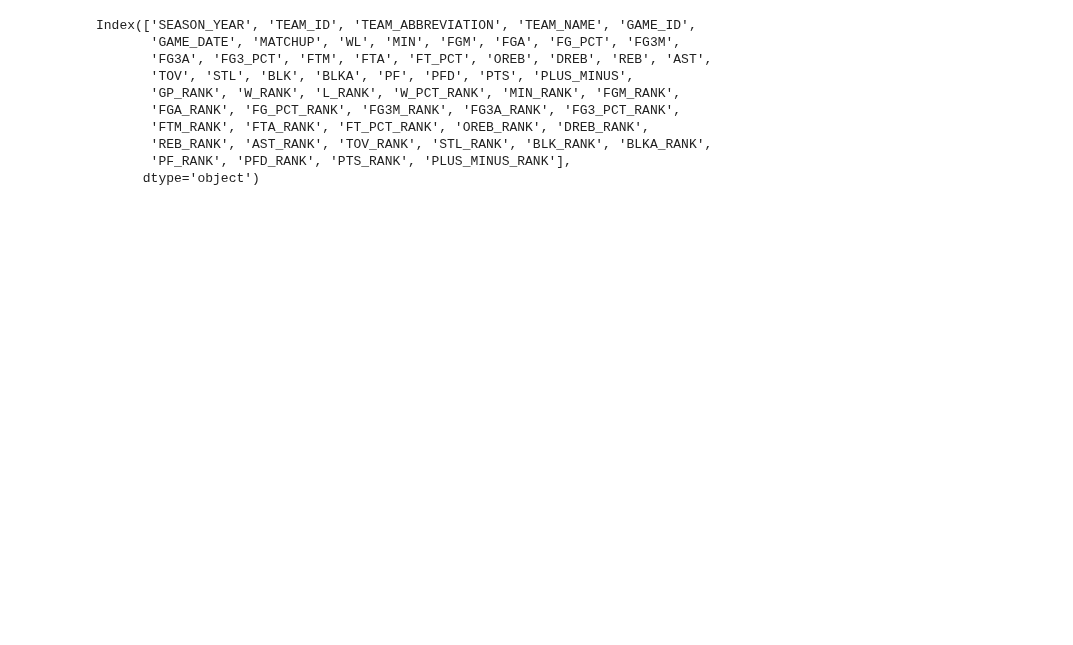
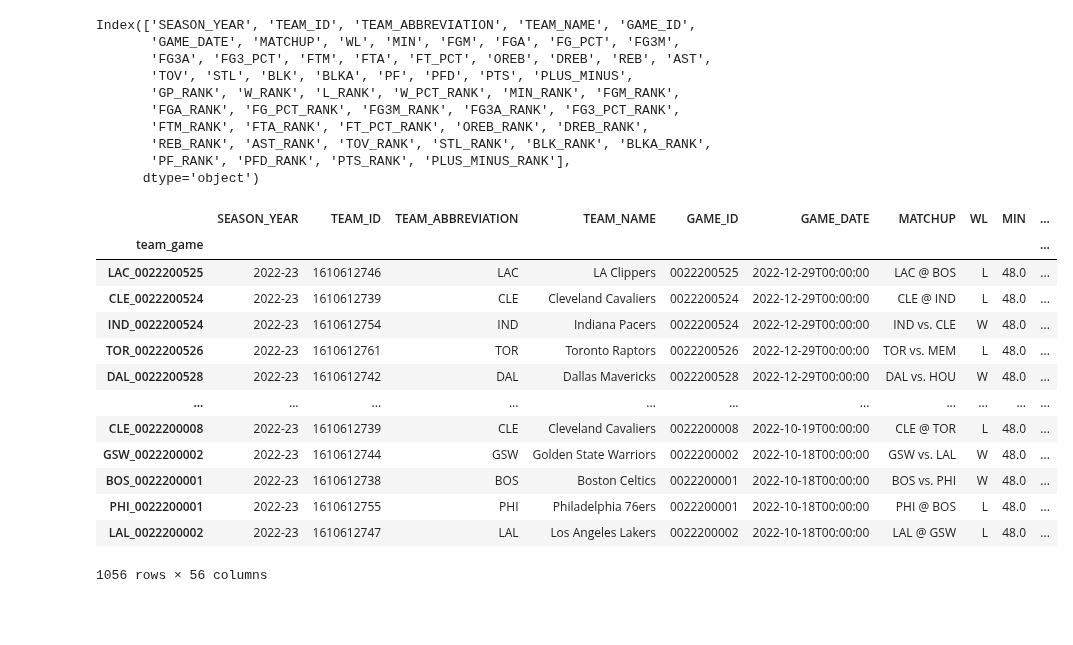
Before and after one commit to ryann-green/nba_stats, a Jupyter notebook: notebooks/get_stats.ipynb, the cells around one changed output. Cells and saved outputs as stored; diff of their text form; code cells hidden in the pictures; blank space fills up the shorter version.

```diff
--- a/notebooks/get_stats.ipynb
+++ b/notebooks/get_stats.ipynb
@@ -70,3 +73,20 @@ write_googlesheet(true_df,'1WScIAA7DFu1VuhBjQ2H86KoAWG0K7Qvg6EpRpG6S68I','game_l
+# %%
+true_df
+# %% [output]
+|  | SEASON_YEAR | TEAM_ID | TEAM_ABBREVIATION | TEAM_NAME | GAME_ID | GAME_DATE | MATCHUP | WL | MIN | ... |
+| team_game |  |  |  |  |  |  |  |  |  | ... |
+| LAC_0022200525 | 2022-23 | 1610612746 | LAC | LA Clippers | 0022200525 | 2022-12-29T00:00:00 | LAC @ BOS | L | 48.0 | ... |
+| CLE_0022200524 | 2022-23 | 1610612739 | CLE | Cleveland Cavaliers | 0022200524 | 2022-12-29T00:00:00 | CLE @ IND | L | 48.0 | ... |
+| IND_0022200524 | 2022-23 | 1610612754 | IND | Indiana Pacers | 0022200524 | 2022-12-29T00:00:00 | IND vs. CLE | W | 48.0 | ... |
+| TOR_0022200526 | 2022-23 | 1610612761 | TOR | Toronto Raptors | 0022200526 | 2022-12-29T00:00:00 | TOR vs. MEM | L | 48.0 | ... |
+| DAL_0022200528 | 2022-23 | 1610612742 | DAL | Dallas Mavericks | 0022200528 | 2022-12-29T00:00:00 | DAL vs. HOU | W | 48.0 | ... |
+| ... | ... | ... | ... | ... | ... | ... | ... | ... | ... | ... |
+| CLE_0022200008 | 2022-23 | 1610612739 | CLE | Cleveland Cavaliers | 0022200008 | 2022-10-19T00:00:00 | CLE @ TOR | L | 48.0 | ... |
+| GSW_0022200002 | 2022-23 | 1610612744 | GSW | Golden State Warriors | 0022200002 | 2022-10-18T00:00:00 | GSW vs. LAL | W | 48.0 | ... |
+| BOS_0022200001 | 2022-23 | 1610612738 | BOS | Boston Celtics | 0022200001 | 2022-10-18T00:00:00 | BOS vs. PHI | W | 48.0 | ... |
+| PHI_0022200001 | 2022-23 | 1610612755 | PHI | Philadelphia 76ers | 0022200001 | 2022-10-18T00:00:00 | PHI @ BOS | L | 48.0 | ... |
+| LAL_0022200002 | 2022-23 | 1610612747 | LAL | Los Angeles Lakers | 0022200002 | 2022-10-18T00:00:00 | LAL @ GSW | L | 48.0 | ... |
+1056 rows × 56 columns
 # %% [markdown]
 ####
 # %%
```
Also changed, not shown: parts of 20 cells of this notebook.
